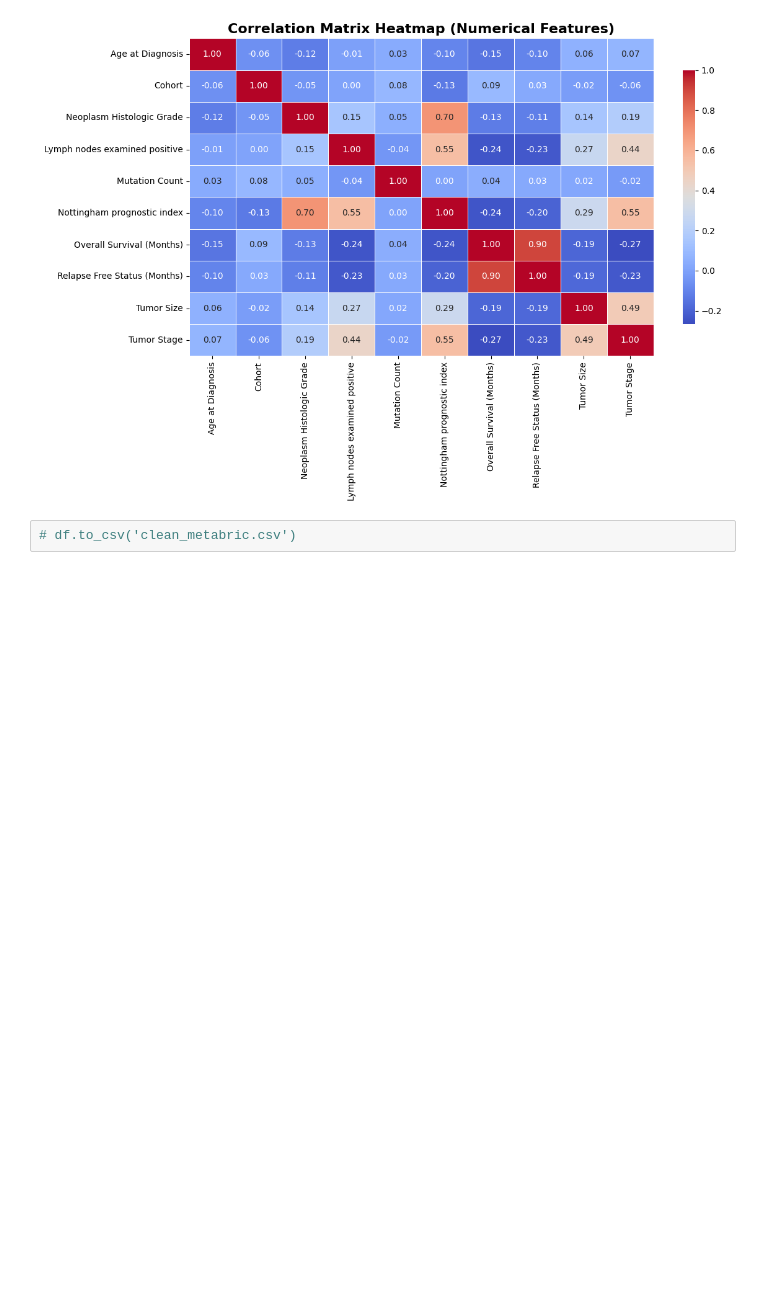
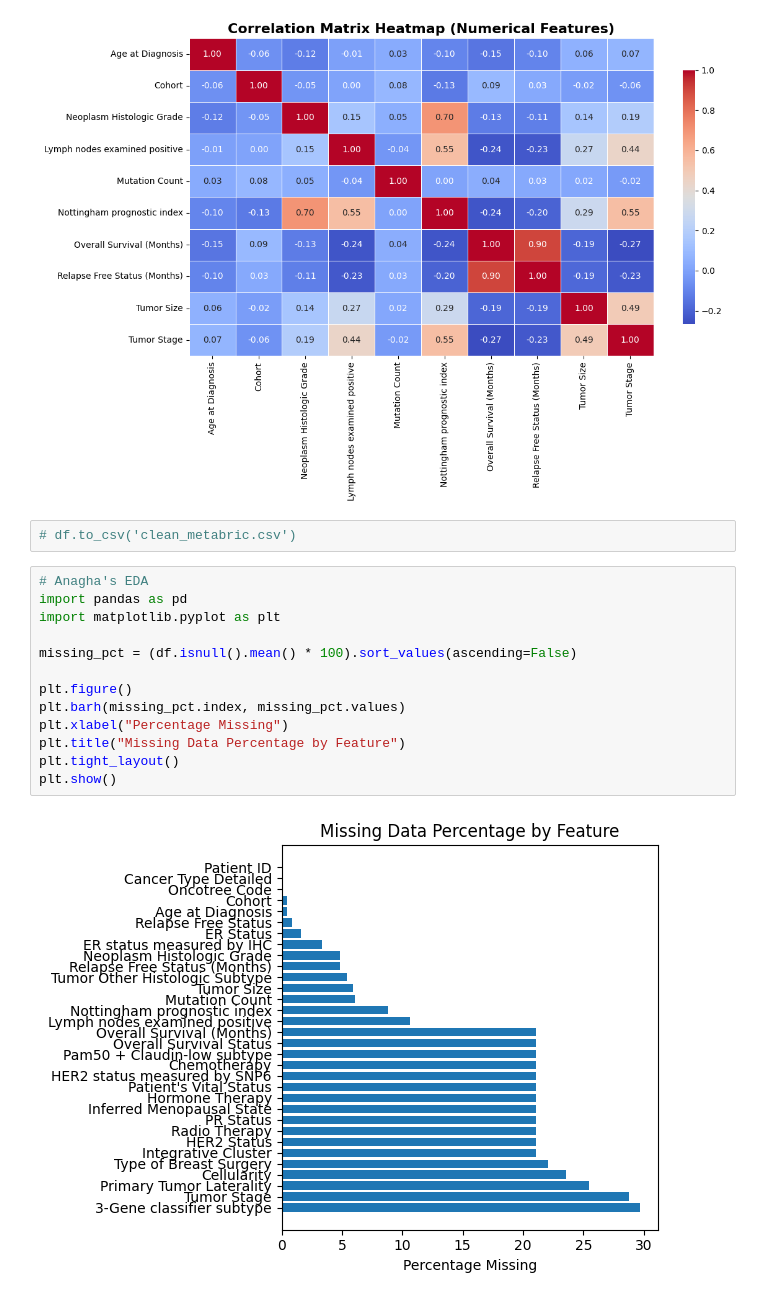
Before and after one commit to anudeshpande24/Capstone_Cancer_Prediction, a Jupyter notebook: metabric_exploration.ipynb, the cells around one changed output. Drawn from its saved outputs; the diff is of its cells as text; blank space fills up the shorter version.

Commit message:
Added Anagha's EDA & edited README

```diff
--- a/Data copy.ipynb
+++ b/metabric_exploration.ipynb
@@ -216,3 +218,18 @@ plt.show()
 [figure]
 # %%
 # df.to_csv('clean_metabric.csv')
+# %%
+# Anagha's EDA
+import pandas as pd
+import matplotlib.pyplot as plt
+
+missing_pct = (df.isnull().mean() * 100).sort_values(ascending=False)
+
+plt.figure()
+plt.barh(missing_pct.index, missing_pct.values)
+plt.xlabel("Percentage Missing")
+plt.title("Missing Data Percentage by Feature")
+plt.tight_layout()
+plt.show()
+# %% [output]
+[figure, added]
```
Also changed, not shown: parts of 4 cells of this notebook, 3 other files.
